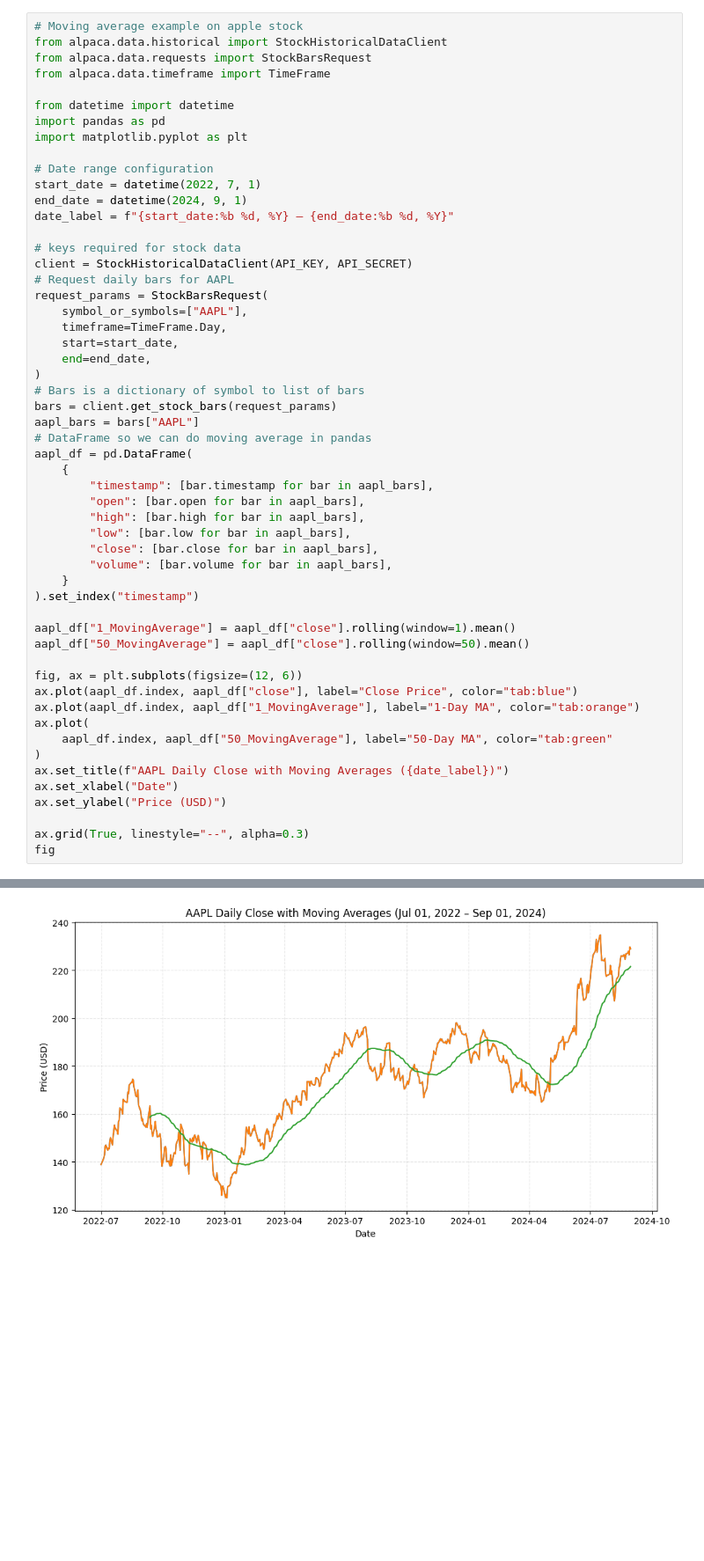
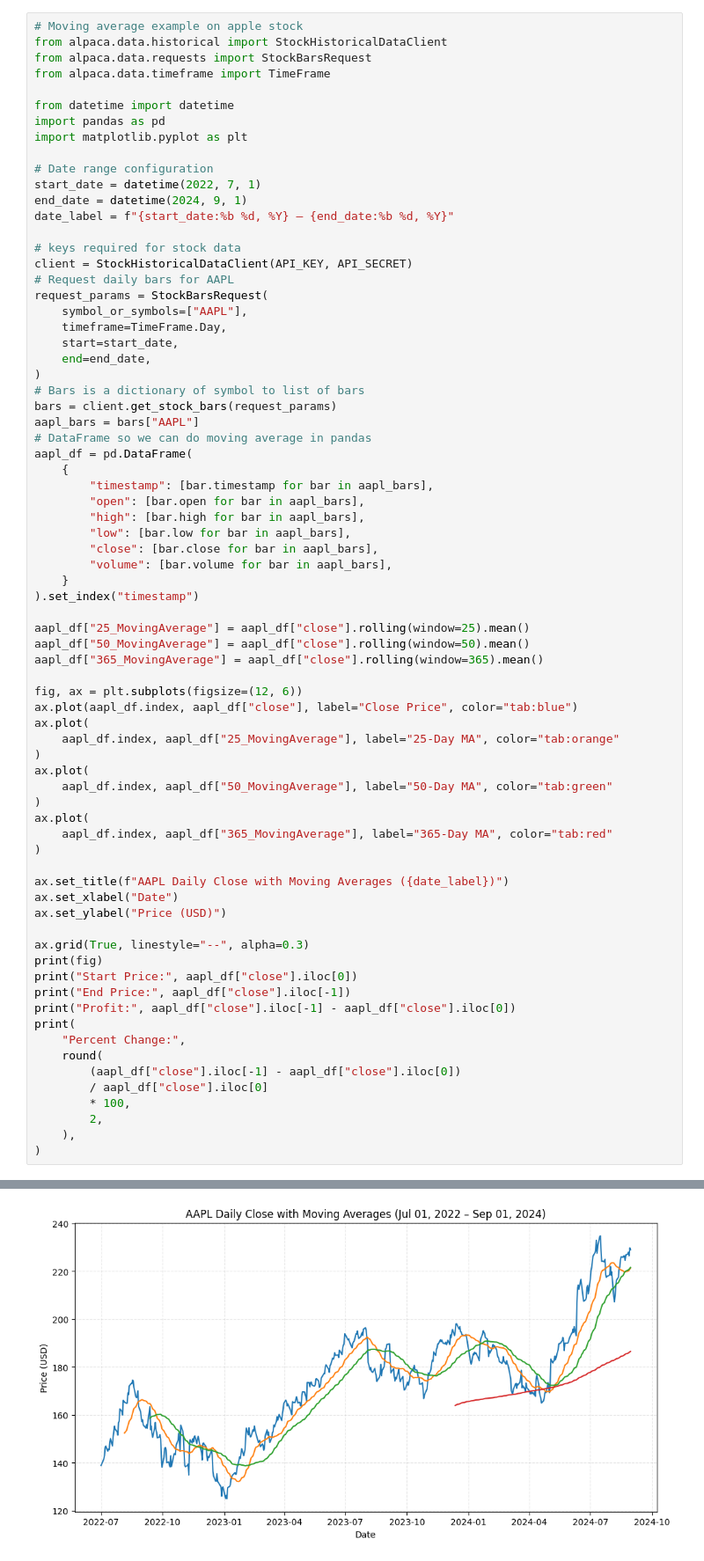
Before and after one commit to juliananthonyestrada/Machine-Learning, a Jupyter notebook: Stonks/trade_bot/market_study.ipynb, the cells around one changed output, grey strips where cells are left out. Shown: that part at 88% size. Drawn from its saved outputs; the diff is of its cells as text; blank space fills up the shorter version.

Commit message:
percent change and volatiltiy

```diff
--- a/Stonks/trade_bot/market_study.ipynb
+++ b/Stonks/trade_bot/market_study.ipynb
@@ -136,19 +136,38 @@ aapl_df = pd.DataFrame(
     }
 ).set_index("timestamp")
 
-aapl_df["1_MovingAverage"] = aapl_df["close"].rolling(window=1).mean()
+aapl_df["25_MovingAverage"] = aapl_df["close"].rolling(window=25).mean()
 aapl_df["50_MovingAverage"] = aapl_df["close"].rolling(window=50).mean()
+aapl_df["365_MovingAverage"] = aapl_df["close"].rolling(window=365).mean()
 
 fig, ax = plt.subplots(figsize=(12, 6))
 ax.plot(aapl_df.index, aapl_df["close"], label="Close Price", color="tab:blue")
-ax.plot(aapl_df.index, aapl_df["1_MovingAverage"], label="1-Day MA", color="tab:orange")
+ax.plot(
+    aapl_df.index, aapl_df["25_MovingAverage"], label="25-Day MA", color="tab:orange"
+)
 ax.plot(
     aapl_df.index, aapl_df["50_MovingAverage"], label="50-Day MA", color="tab:green"
 )
+ax.plot(
+    aapl_df.index, aapl_df["365_MovingAverage"], label="365-Day MA", color="tab:red"
+)
+
 ax.set_title(f"AAPL Daily Close with Moving Averages ({date_label})")
 ax.set_xlabel("Date")
 ax.set_ylabel("Price (USD)")
 
 ax.grid(True, linestyle="--", alpha=0.3)
-fig
+print(fig)
+print("Start Price:", aapl_df["close"].iloc[0])
+print("End Price:", aapl_df["close"].iloc[-1])
+print("Profit:", aapl_df["close"].iloc[-1] - aapl_df["close"].iloc[0])
+print(
+    "Percent Change:",
+    round(
+        (aapl_df["close"].iloc[-1] - aapl_df["close"].iloc[0])
+        / aapl_df["close"].iloc[0]
+        * 100,
+        2,
+    ),
+)
 # %% [output]
@@ -155 +179 @@ fig
-[figure, old version]
+[figure, new version]
```
Also changed, not shown: parts of 3 cells of this notebook.
